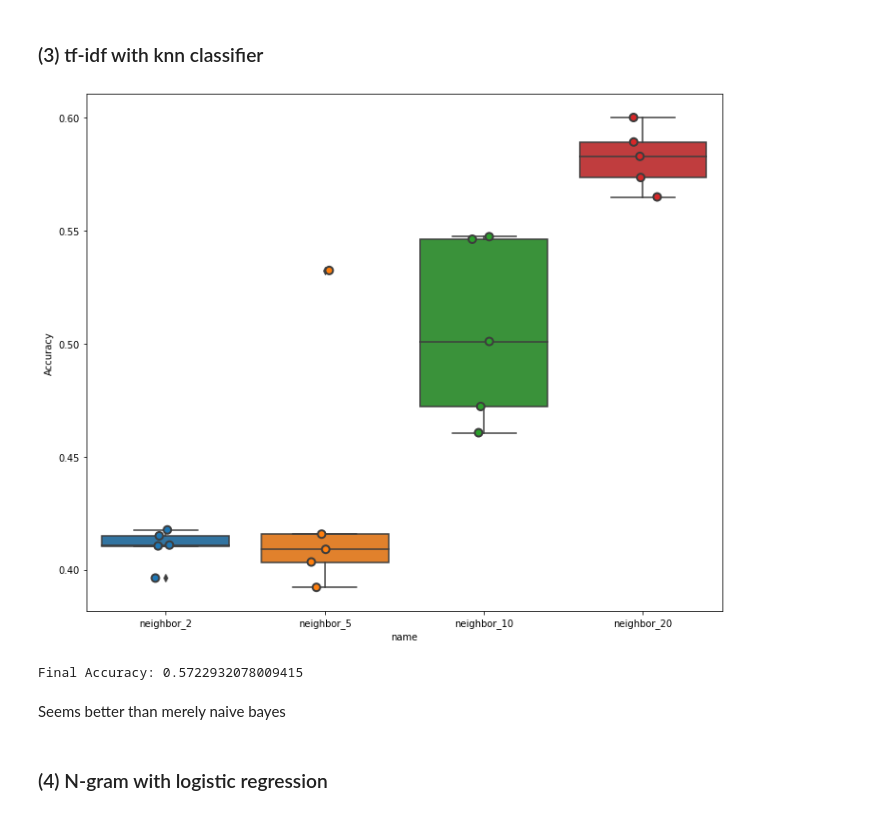
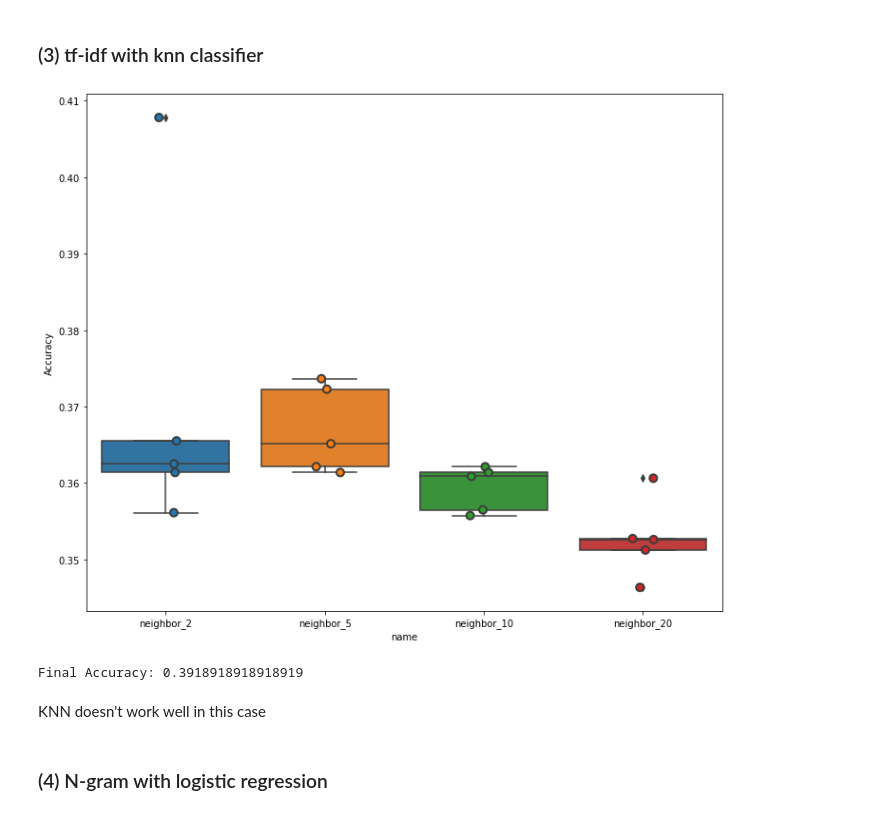
Before and after one commit to SupercarryNg/CouseraReview, a Jupyter notebook: sentiment_analysis.ipynb, the cells around one changed output. Saved outputs shown, nothing was run; the diff lists cells and outputs as text; code cells hidden in the pictures.

Commit message:
Update preprocessing steps for sentiment

```diff
--- a/sentiment_analysis.ipynb
+++ b/sentiment_analysis.ipynb
@@ -19,0 +29,3 @@ df.tail()
+# %%
+df['y'] = df.sentiment.replace({'neutral': 0, 'positive': 1, 'negative': -1})
+df.tail()
@@ -103,3 +46,0 @@ def preprocessingText(corpus, lowercase=True, rmPunctuation=True, rpURL=True, rp
-# %%
-df['text'] = preprocessingText(df.Review)
-print(df.tail().text)
@@ -143,9 +47,9 @@ Name: y, dtype: int64
 # %%
 # now that our data is balanced, let's split into training and testing set
 from sklearn.model_selection import train_test_split
-X_train, X_test, y_train, y_test = train_test_split(df2['text'], df2['y'],
+X_train, X_test, y_train, y_test = train_test_split(df['tokens'], df['y'],
                                                     test_size=0.1,
-                                                    stratify=df2['y'],
+                                                    stratify=df['y'],
                                                     random_state=8307)
 print('value counts of y_train is :', y_train.value_counts())
 # %% [output]
@@ -155 +59,7 @@ value counts of y_train is : 2    4564
 Name: y, dtype: int64
+# %%
+X_train_orig, X_test_orig, y_train, y_test = train_test_split(df['orig_tokens'], df['y'],
+                                                    test_size=0.1,
+                                                    stratify=df['y'],
+                                                    random_state=8307)
+print('value counts of y_train is :', y_train.value_counts())
@@ -217,35 +131,35 @@ NB with tf-idf is much much better than default countVectorizer
 # %%
 from sklearn.neighbors import KNeighborsClassifier
 
 neighbors = [2, 5, 10, 20]
 knn_names = ['neighbor_{}'.format(n) for n in neighbors]
 models = [KNeighborsClassifier(n_neighbors=n, p=2, metric='minkowski') for n in neighbors]
 
 scores = []
 
 for name, model in zip(knn_names, models):
     model_name = name
     model_scores = cross_val_score(estimator=model, X=X_train_tf.toarray(),
                                    y=y_train, cv=5, scoring='accuracy')
     for fold_idx, score in enumerate(model_scores):
         scores.append((model_name, fold_idx, score))
 
 cv_df = pd.DataFrame(scores, columns=['name', "fold_idx", "Accuracy"])
 
 fig, ax = plt.subplots(figsize=(12,10))
 sns.boxplot(x='name', y='Accuracy', data=cv_df)
 sns.stripplot(x='name', y='Accuracy', data=cv_df, size=8, jitter=True, edgecolor='gray', linewidth=2)
 plt.show()
 
-final_knn = KNeighborsClassifier(n_neighbors=20, p=2, metric='minkowski')
+final_knn = KNeighborsClassifier(n_neighbors=5, p=2, metric='minkowski')
 final_knn.fit(X_train_tf.toarray(), y_train)
 print ("Final Accuracy: %s"
        % accuracy_score(y_test, final_knn.predict(X_test_tf.toarray())))
 # %% [output]
-[figure, old version]
+[figure, new version]
-Final Accuracy: 0.5722932078009415
+Final Accuracy: 0.3918918918918919
 # %% [markdown]
-Seems better than merely naive bayes
+KNN doesn't work well in this case
 # %% [markdown]
 ### (4) N-gram with logistic regression
 # %%
```
Also changed, not shown: parts of 31 cells of this notebook, 1 other file.
